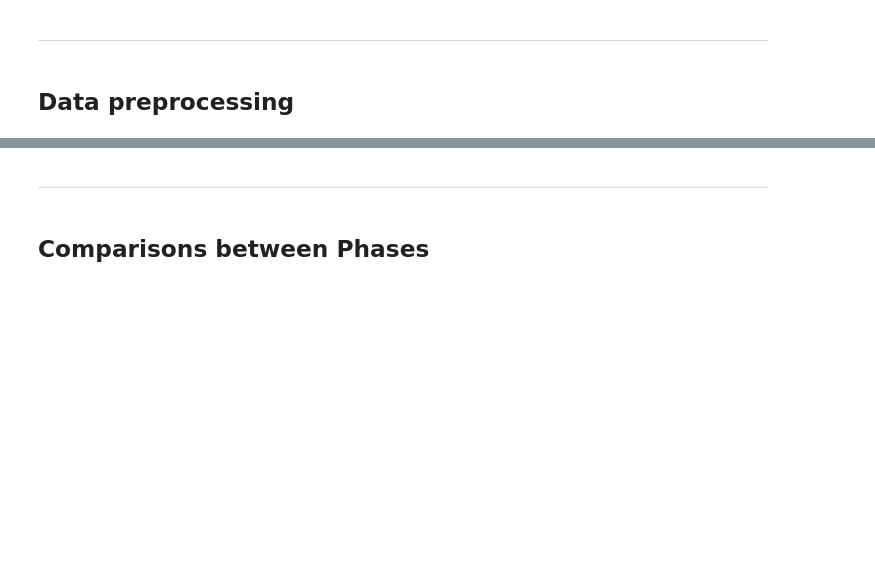
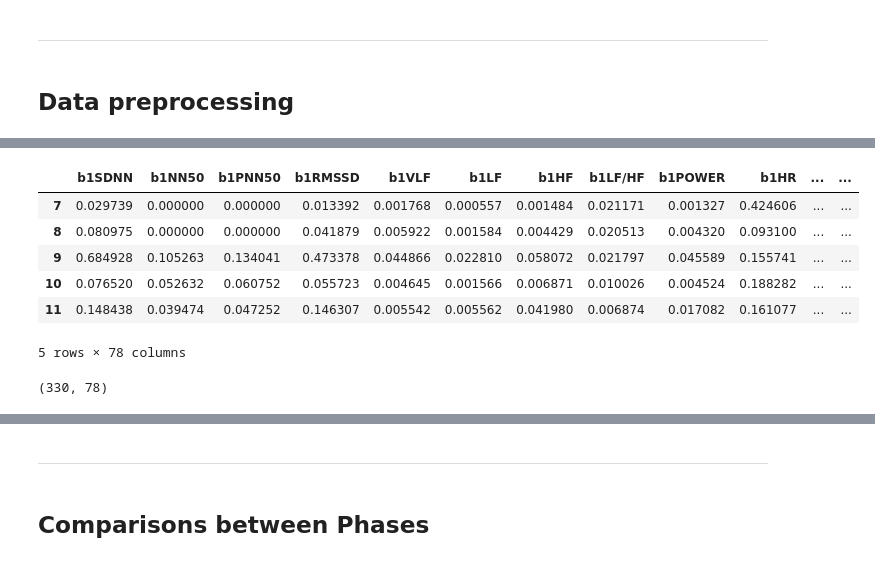
Before and after one commit to andrewyoo214/depression-pred, a Jupyter notebook: HRV_analysis.ipynb, the cells around one changed output, grey strips where cells are left out. Drawn from its saved outputs; the diff is of its cells as text; code cells hidden in the pictures; blank space fills up the shorter version.

```diff
--- a/HRV_analysis.ipynb
+++ b/HRV_analysis.ipynb
@@ -59,3 +166,17 @@ hrv_c = hrv_df.filter(regex='^c')
+# %%
+hrv_only.head()
+# %% [output]
+|  | b1SDNN | b1NN50 | b1PNN50 | b1RMSSD | b1VLF | b1LF | b1HF | b1LF/HF | b1POWER | b1HR | ... | ... |
+| 7 | 0.029739 | 0.000000 | 0.000000 | 0.013392 | 0.001768 | 0.000557 | 0.001484 | 0.021171 | 0.001327 | 0.424606 | ... | ... |
+| 8 | 0.080975 | 0.000000 | 0.000000 | 0.041879 | 0.005922 | 0.001584 | 0.004429 | 0.020513 | 0.004320 | 0.093100 | ... | ... |
+| 9 | 0.684928 | 0.105263 | 0.134041 | 0.473378 | 0.044866 | 0.022810 | 0.058072 | 0.021797 | 0.045589 | 0.155741 | ... | ... |
+| 10 | 0.076520 | 0.052632 | 0.060752 | 0.055723 | 0.004645 | 0.001566 | 0.006871 | 0.010026 | 0.004524 | 0.188282 | ... | ... |
+| 11 | 0.148438 | 0.039474 | 0.047252 | 0.146307 | 0.005542 | 0.005562 | 0.041980 | 0.006874 | 0.017082 | 0.161077 | ... | ... |
+5 rows × 78 columns
+# %%
+hrv_only.shape
+# %% [output]
+(330, 78)
 # %%
 ## Check whethere each phase contains the same variables.
 print("HRV baseline #1 shape is:", hrv_b1.shape[1])
```
Also changed, not shown: parts of 65 cells of this notebook.
